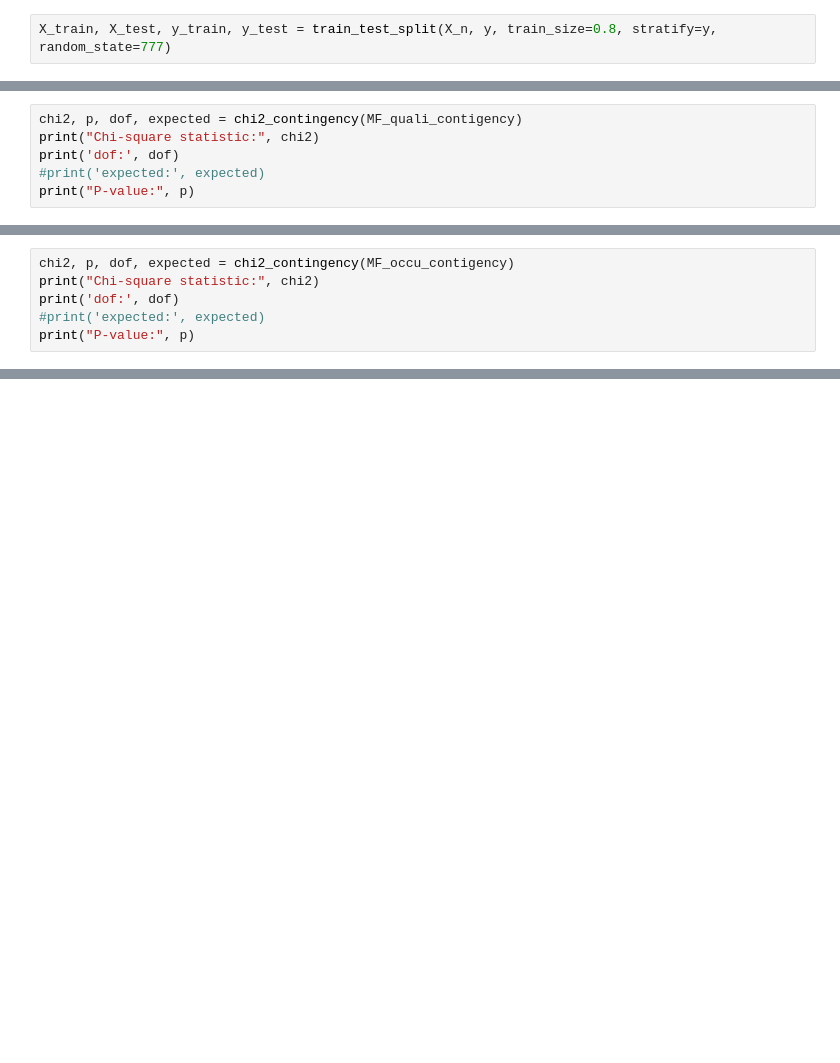
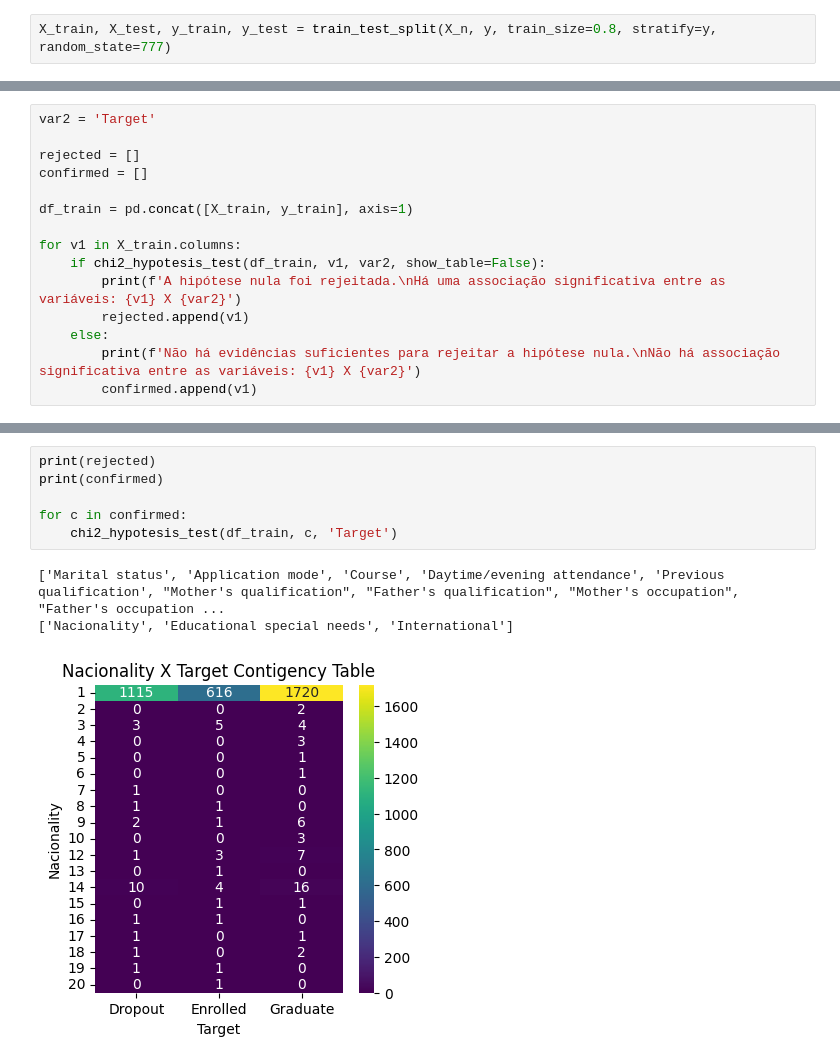
Before and after one commit to felmateos/student-dropout-prediction, a Jupyter notebook: exploratory_analysis/categorical.ipynb, the cells around one changed output, grey strips where cells are left out. Drawn from its saved outputs; the diff is of its cells as text; blank space fills up the shorter version.

```diff
--- a/exploratory_analysis/categorical.ipynb
+++ b/exploratory_analysis/categorical.ipynb
@@ -58,6 +42,0 @@ plt.show()
-# %%
-chi2, p, dof, expected = chi2_contingency(MF_quali_contigency)
-print("Chi-square statistic:", chi2)
-print('dof:', dof)
-#print('expected:', expected)
-print("P-value:", p)
@@ -83,6 +42,0 @@ plt.show()
-# %%
-chi2, p, dof, expected = chi2_contingency(MF_occu_contigency)
-print("Chi-square statistic:", chi2)
-print('dof:', dof)
-#print('expected:', expected)
-print("P-value:", p)
@@ -92,0 +75,15 @@ P-value: 0.0
+# %%
+var2 = 'Target'
+
+rejected = []
+confirmed = []
+
+df_train = pd.concat([X_train, y_train], axis=1)
+
+for v1 in X_train.columns:
+    if chi2_hypotesis_test(df_train, v1, var2, show_table=False):
+        print(f'A hipótese nula foi rejeitada.\nHá uma associação significativa entre as variáveis: {v1} X {var2}')
+        rejected.append(v1)
+    else:
+        print(f'Não há evidências suficientes para rejeitar a hipótese nula.\nNão há associação significativa entre as variáveis: {v1} X {var2}')
+        confirmed.append(v1)
@@ -92,0 +108,10 @@ P-value: 0.0
+# %%
+print(rejected)
+print(confirmed)
+
+for c in confirmed:
+    chi2_hypotesis_test(df_train, c, 'Target')
+# %% [output]
+['Marital status', 'Application mode', 'Course', 'Daytime/evening attendance', 'Previous qualification', "Mother's qualification", "Father's qualification", "Mother's occupation", "Father's occupation ...
+['Nacionality', 'Educational special needs', 'International']
+[figure, added]
```
Also changed, not shown: parts of 8 cells of this notebook.
